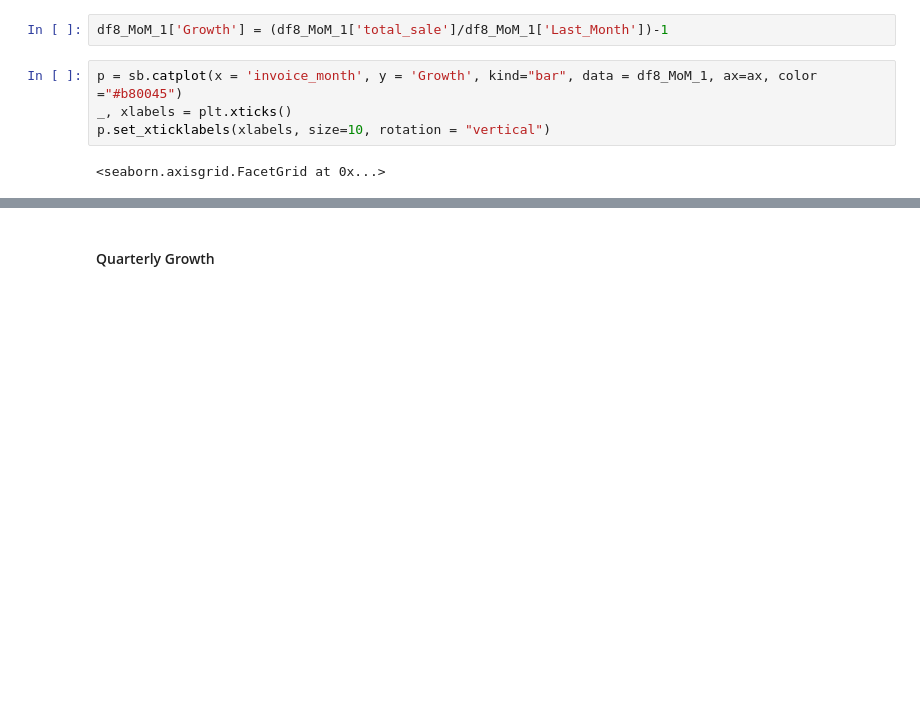
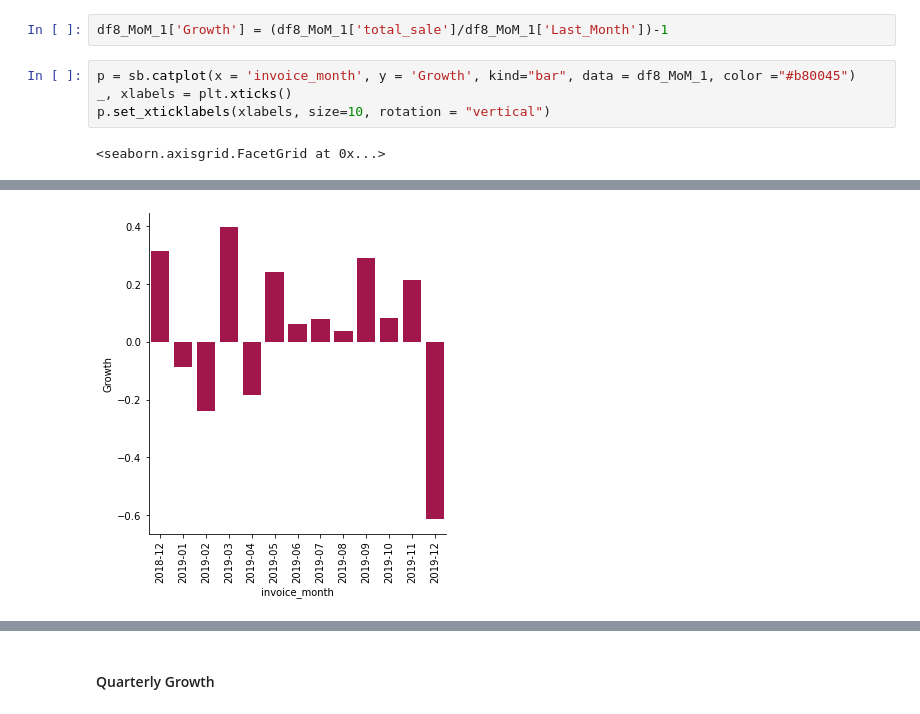
Before and after one commit to selinbulbul/ecommerce-scrape, a Jupyter notebook: Sales Data/tasks.ipynb, the cells around one changed output, grey strips where cells are left out. Saved outputs shown, nothing was run; the diff lists cells and outputs as text; blank space fills up the shorter version.

```diff
--- a/Sales Data/tasks.ipynb
+++ b/Sales Data/tasks.ipynb
@@ -802,7 +819,7 @@ df8_MoM_1
 # %%
 df8_MoM_1['Growth'] = (df8_MoM_1['total_sale']/df8_MoM_1['Last_Month'])-1
 # %%
-p = sb.catplot(x = 'invoice_month', y = 'Growth', kind="bar", data = df8_MoM_1, ax=ax, color ="#b80045")
+p = sb.catplot(x = 'invoice_month', y = 'Growth', kind="bar", data = df8_MoM_1, color ="#b80045")
 _, xlabels = plt.xticks()
 p.set_xticklabels(xlabels, size=10, rotation = "vertical")
 # %% [output]
@@ -811,3 +827,4 @@ p.set_xticklabels(xlabels, size=10, rotation = "vertical")
+[figure, added]
 # %%
 results = df8_MoM_1.groupby("invoice_month").sum()
 months = [month for month, df8_MoM_1 in df8_MoM_1.groupby("invoice_month")]
```
Also changed, not shown: parts of 4 cells of this notebook.
